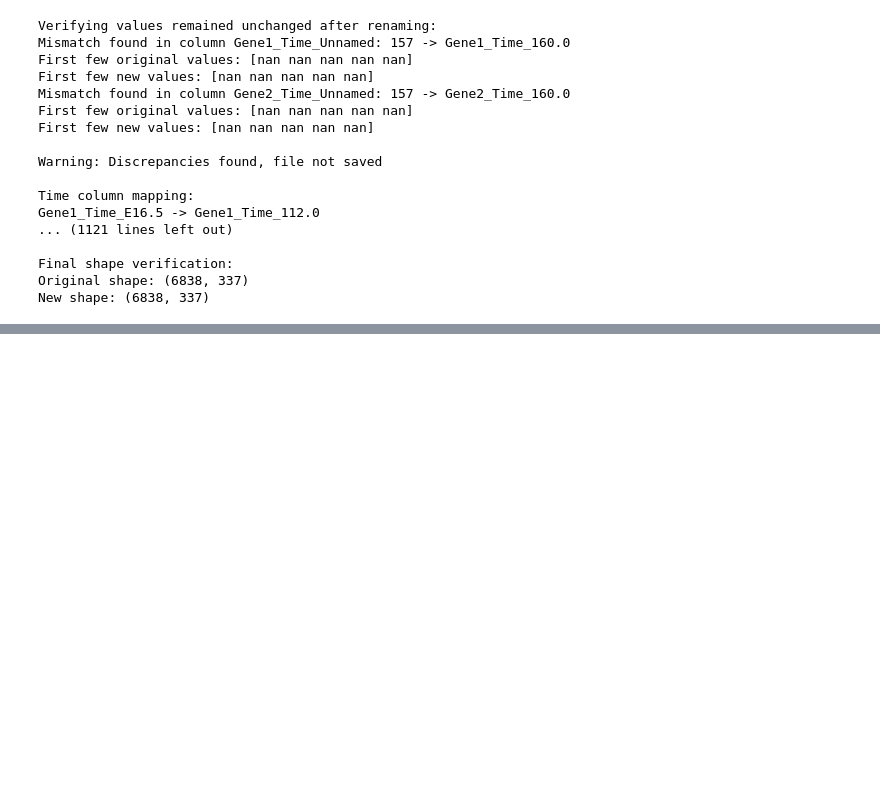
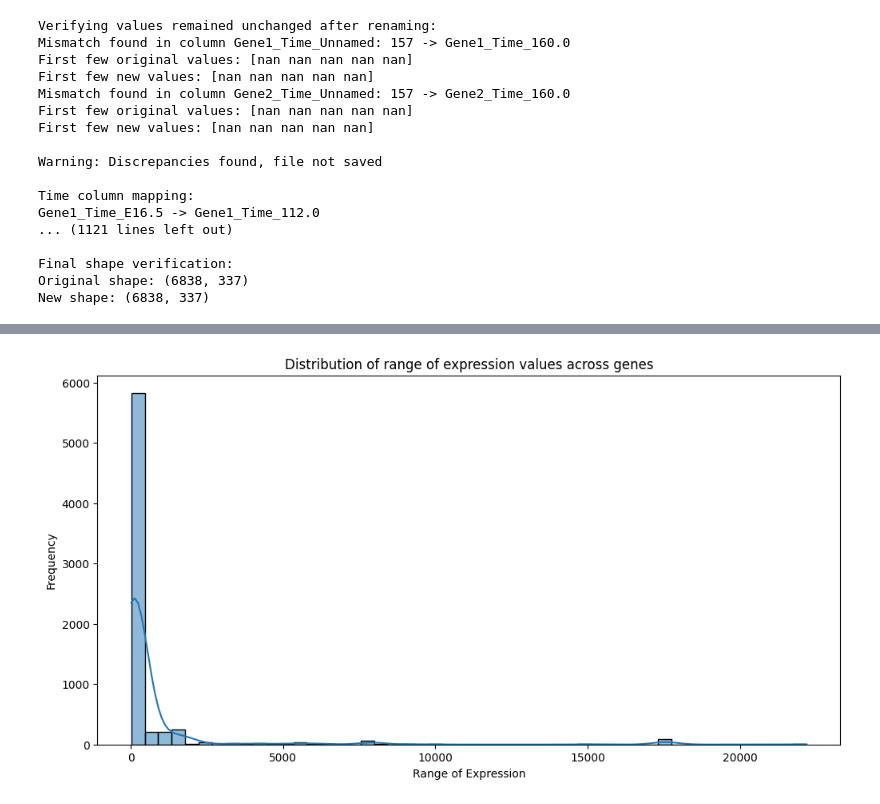
Before and after one commit to beyzoskaya/timeSeries_HiC, a Jupyter notebook: csv convert.ipynb, the cells around one changed output, grey strips where cells are left out. Saved outputs shown, nothing was run; the diff lists cells and outputs as text; code cells hidden in the pictures; blank space fills up the shorter version.

```diff
--- a/csv convert.ipynb
+++ b/csv convert.ipynb
@@ -2298,0 +2819,11 @@ New shape: (6838, 335)
+# %%
+gene_range = df[expression_columns].max(axis=1) - df[expression_columns].min(axis=1)
+
+plt.figure(figsize=(12, 6))
+sns.histplot(gene_range, bins=50, kde=True)
+plt.title('Distribution of range of expression values across genes')
+plt.xlabel('Range of Expression')
+plt.ylabel('Frequency')
+plt.show()
+# %% [output]
+[figure, added]
```
Also changed, not shown: parts of 35 cells of this notebook.
